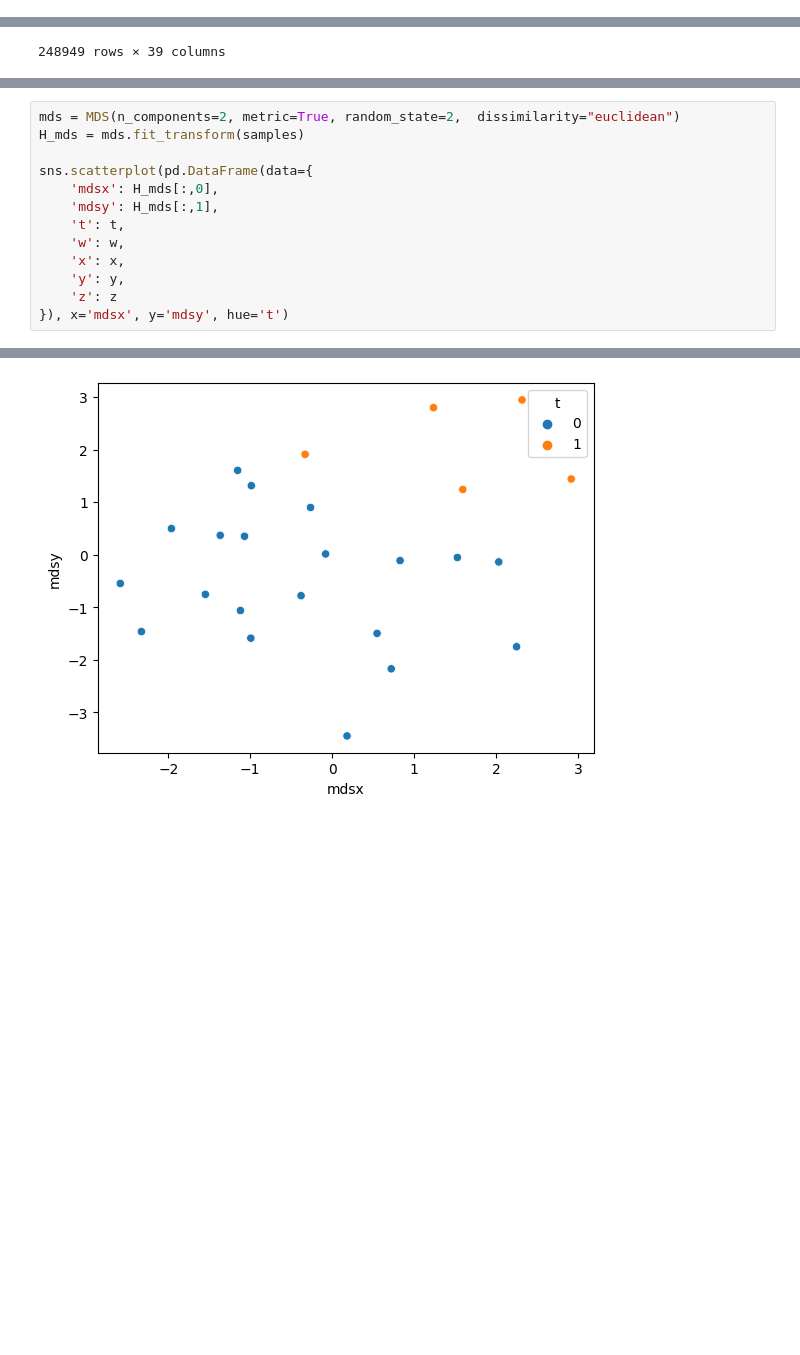
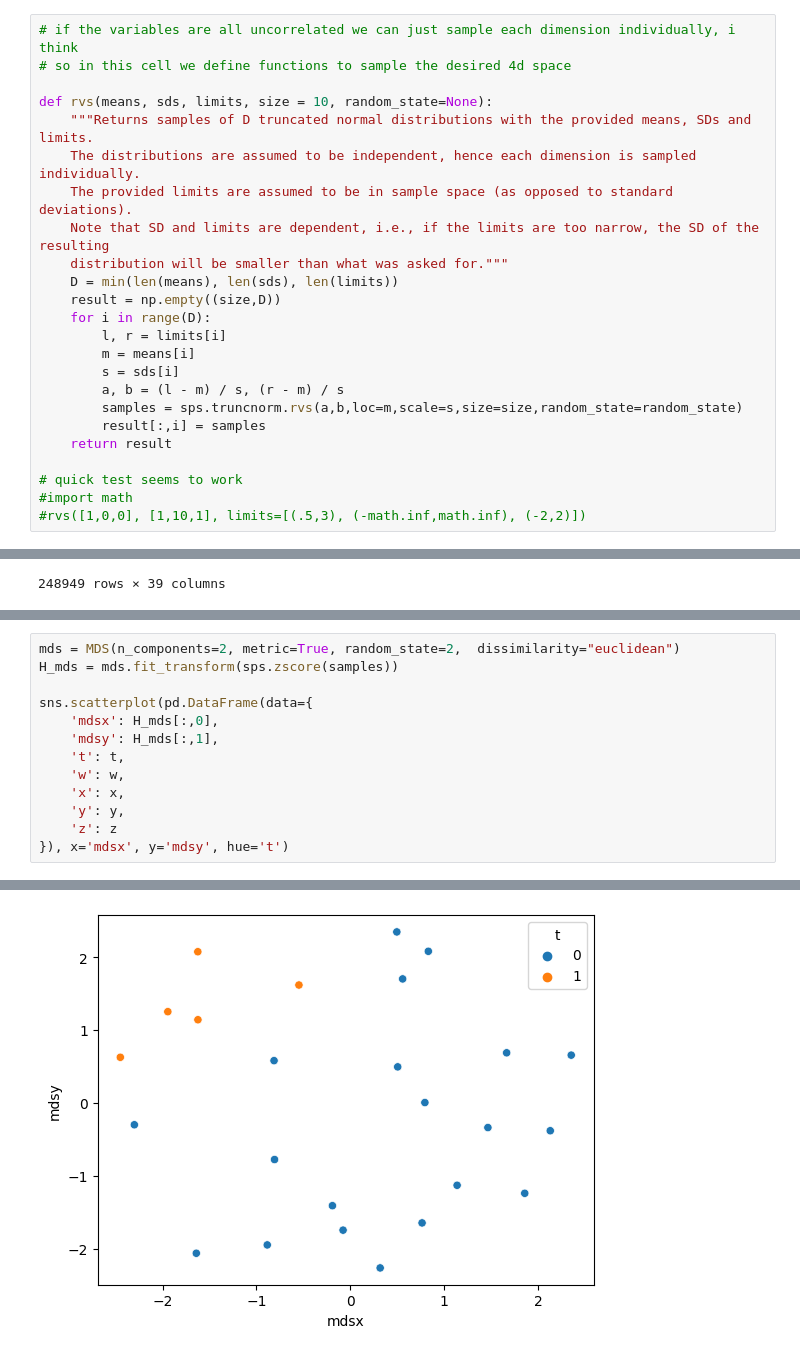
Before and after one commit to npiccolotto/undrground-tubes, a Jupyter notebook: data/synth/synth.ipynb, the cells around one changed output, grey strips where cells are left out. Drawn from its saved outputs; the diff is of its cells as text; blank space fills up the shorter version.

Commit message:
4d truncnorm dists

```diff
--- a/data/synth/synth.ipynb
+++ b/data/synth/synth.ipynb
@@ -31,5 +31,29 @@ stats={
     'top_genres':imdb_top_genres,
     'imdb_top_genres_freq':imdb_top_genres_freq
 }
+# %%
+# if the variables are all uncorrelated we can just sample each dimension individually, i think
+# so in this cell we define functions to sample the desired 4d space
+
+def rvs(means, sds, limits, size = 10, random_state=None):
+    """Returns samples of D truncated normal distributions with the provided means, SDs and limits.
+    The distributions are assumed to be independent, hence each dimension is sampled individually.
+    The provided limits are assumed to be in sample space (as opposed to standard deviations).
+    Note that SD and limits are dependent, i.e., if the limits are too narrow, the SD of the resulting
+    distribution will be smaller than what was asked for."""
+    D = min(len(means), len(sds), len(limits))
+    result = np.empty((size,D))
+    for i in range(D):
+        l, r = limits[i]
+        m = means[i]
+        s = sds[i]
+        a, b = (l - m) / s, (r - m) / s
+        samples = sps.truncnorm.rvs(a,b,loc=m,scale=s,size=size,random_state=random_state)
+        result[:,i] = samples
+    return result
+
+# quick test seems to work
+#import math
+#rvs([1,0,0], [1,10,1], limits=[(.5,3), (-math.inf,math.inf), (-2,2)])
 # %%
 # year, avg_rating, num_ratings, box office dollars
@@ -208,16 +249,16 @@ Drama == 0 & Comedy == 1 & Documentary == 0 & Romance == 0 & Action == 0 & Crime
 # %%
 mds = MDS(n_components=2, metric=True, random_state=2,  dissimilarity="euclidean")
-H_mds = mds.fit_transform(samples)
+H_mds = mds.fit_transform(sps.zscore(samples))
 
 sns.scatterplot(pd.DataFrame(data={
     'mdsx': H_mds[:,0],
     'mdsy': H_mds[:,1],
     't': t,
     'w': w,
     'x': x,
     'y': y,
     'z': z
 }), x='mdsx', y='mdsy', hue='t')
 # %% [output]
 <Axes: xlabel='mdsx', ylabel='mdsy'>
-[figure, old version]
+[figure, new version]
```
Also changed, not shown: parts of 3 cells of this notebook.
